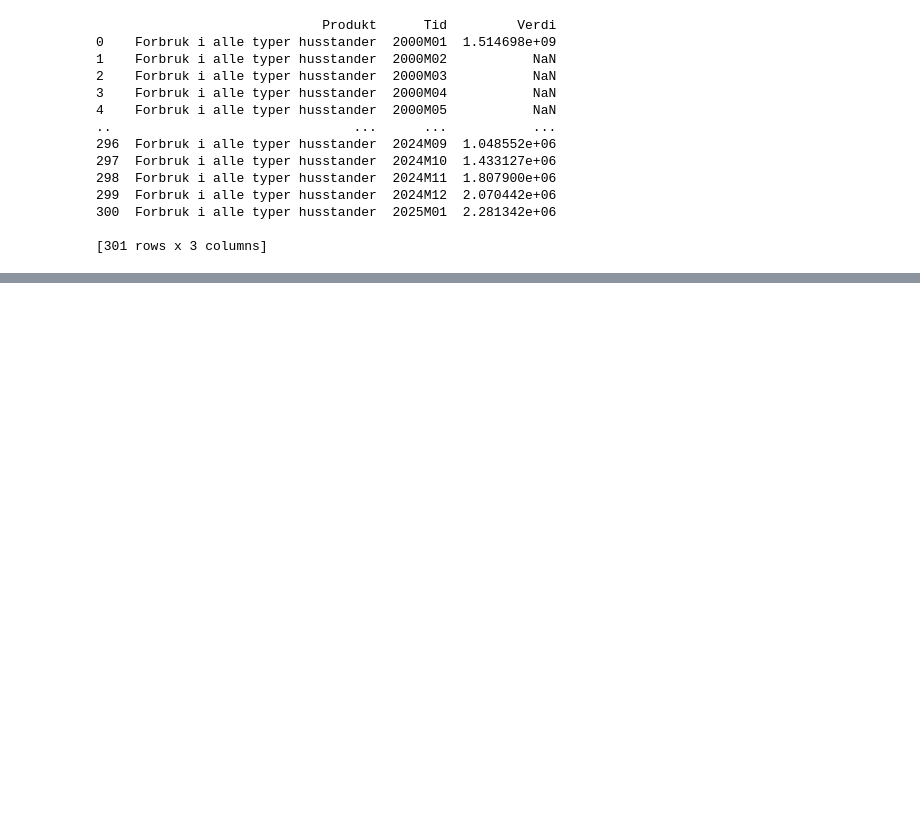
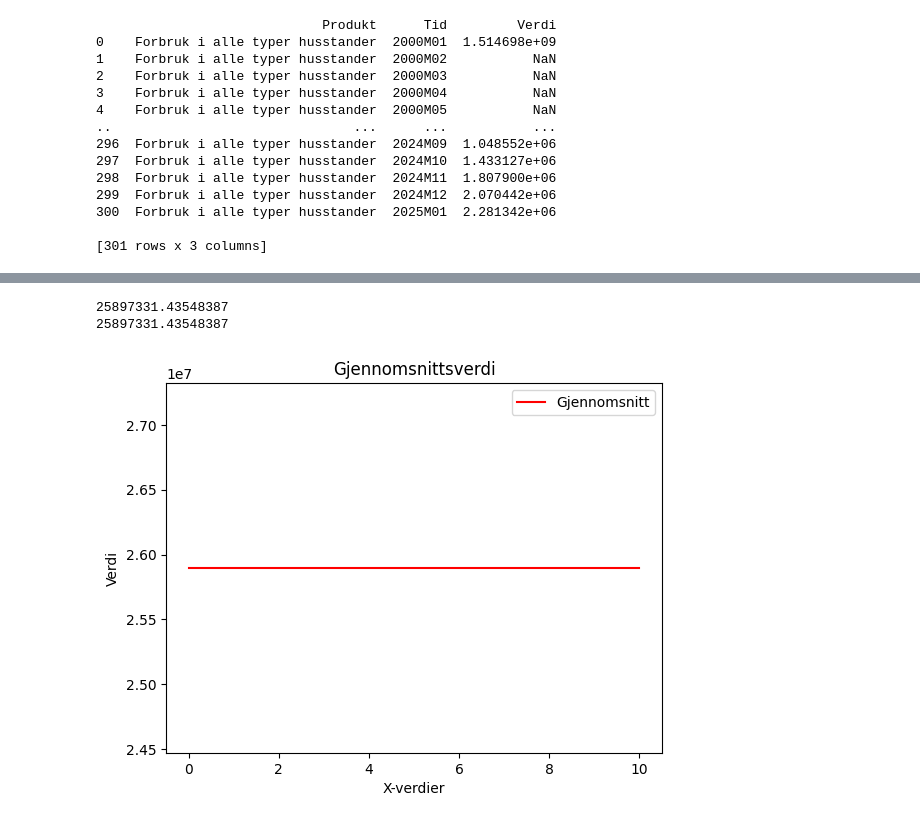
Before and after one commit to Rahmed707/sok-1006-mappe-oppgave, a Jupyter notebook: m1.ipynb, the cells around one changed output, grey strips where cells are left out. Saved outputs shown, nothing was run; the diff lists cells and outputs as text; code cells hidden in the pictures; blank space fills up the shorter version.

```diff
--- a/m1.ipynb
+++ b/m1.ipynb
@@ -547,0 +619,33 @@ plt.show()
+# %%
+# Beregn gjennomsnittet av kolonnen 'verdier'
+avg_df_b = df_b['Verdi'].mean()
+
+# Skriv ut gjennomsnittet
+print(avg_df_b)
+
+# Skriv ut gjennomsnittet
+print(avg_df_b)
+
+# Lag en liste med x-verdier (området du vil plotte linjen over)
+x_verdier = np.linspace(0, 10, 100) # 100 punkter fra 0 til 10
+
+# Lag en liste med y-verdier (gjennomsnittsverdien)
+y_verdier = [avg_df_b] * len(x_verdier)
+
+# Plott den horisontale linjen
+plt.plot(x_verdier, y_verdier, color='red', linestyle='-', label='Gjennomsnitt')
+
+# Legg til tittel og akseetiketter
+plt.title('Gjennomsnittsverdi')
+plt.xlabel('X-verdier')
+plt.ylabel('Verdi')
+
+# Legg til en legend
+plt.legend()
+
+# Vis figuren
+plt.show()
+# %% [output]
+25897331.43548387
+25897331.43548387
+[figure, added]
```
Also changed, not shown: parts of 10 cells of this notebook.
